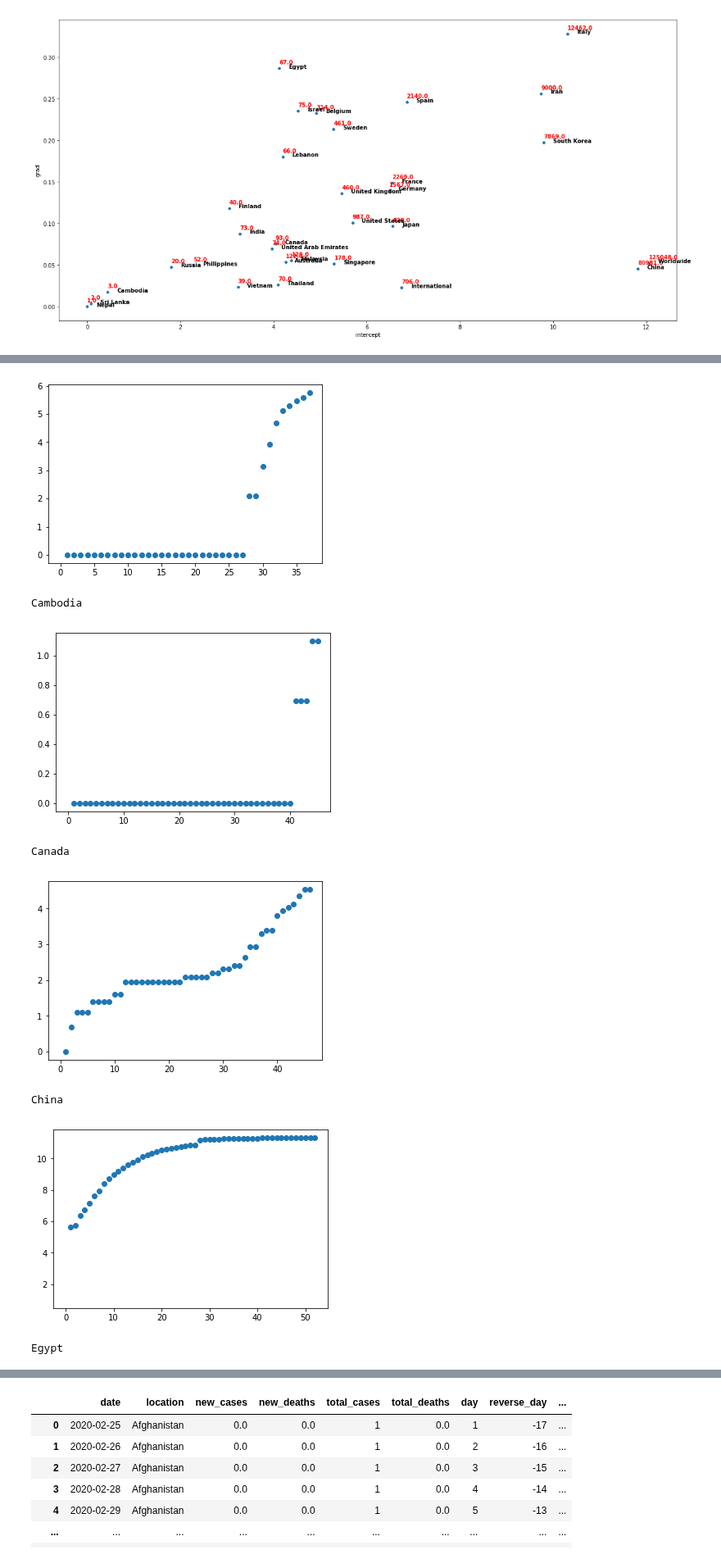
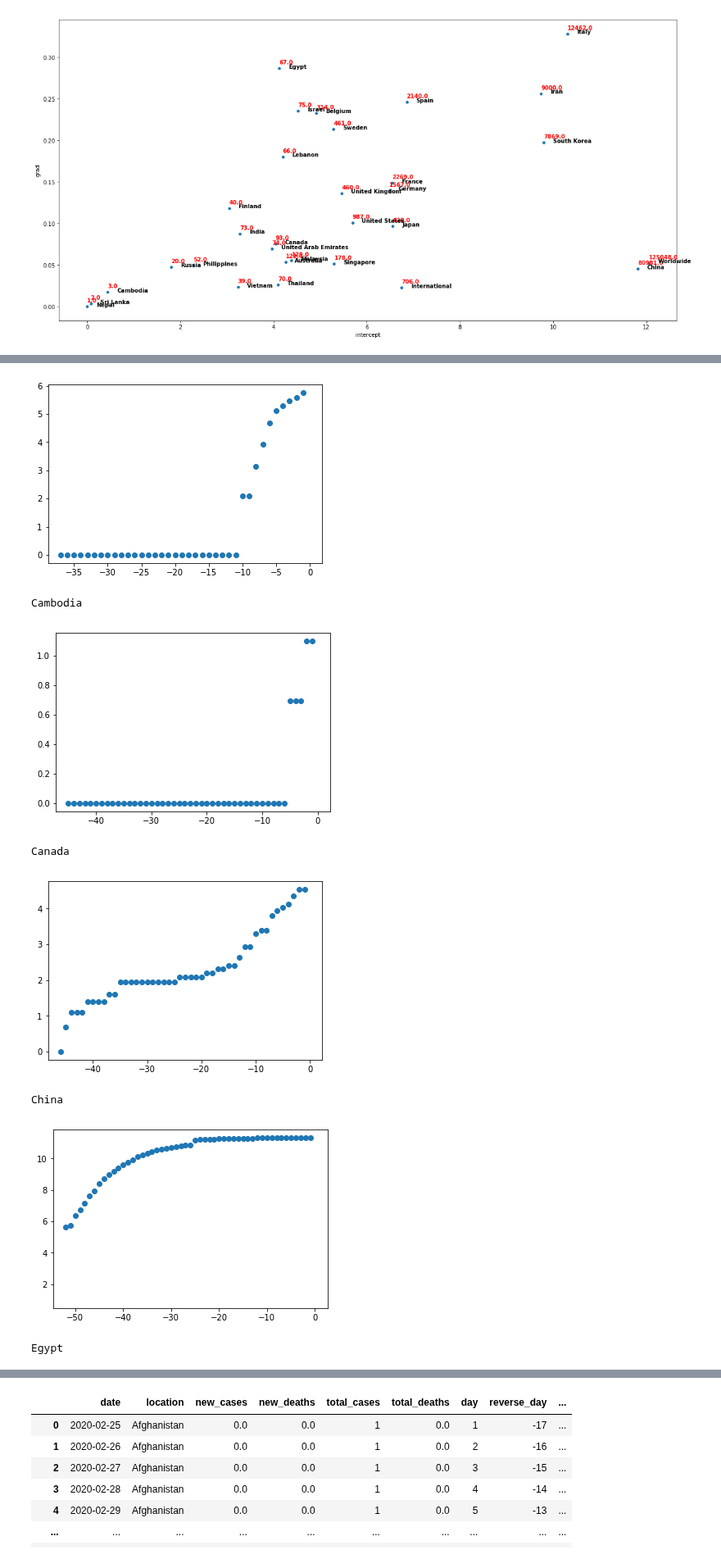
Before and after one commit to rishemjit/COVID_analysis, a Jupyter notebook: Analysis.ipynb, the cells around one changed output, grey strips where cells are left out. Shown at 82% size. Drawn from its saved outputs; the diff is of its cells as text; code cells hidden in the pictures.

```diff
--- a/Analysis.ipynb
+++ b/Analysis.ipynb
@@ -434,7 +434,7 @@ for i in range(0,reg_df.shape[0]):
 # %%
 def get_piecewise(s):
 
-    x  = np.array(dCV_country[s]['day'])
+    x  = np.array(dCV_country[s]['reverse_day'])
     y  = np.array(dCV_country[s]['log_total_cases'])
     p, e = optimize.curve_fit(piecewise_linear, x, y)
 
@@ -464,9 +464,9 @@ Australia
 Belgium
-[figure, old version]
+[figure, new version]
 Cambodia
-[figure, old version]
+[figure, new version]
 Canada
-[figure, old version]
+[figure, new version]
 China
-[figure, old version]
+[figure, new version]
 Egypt
```
Also changed, not shown: parts of 3 cells of this notebook.
